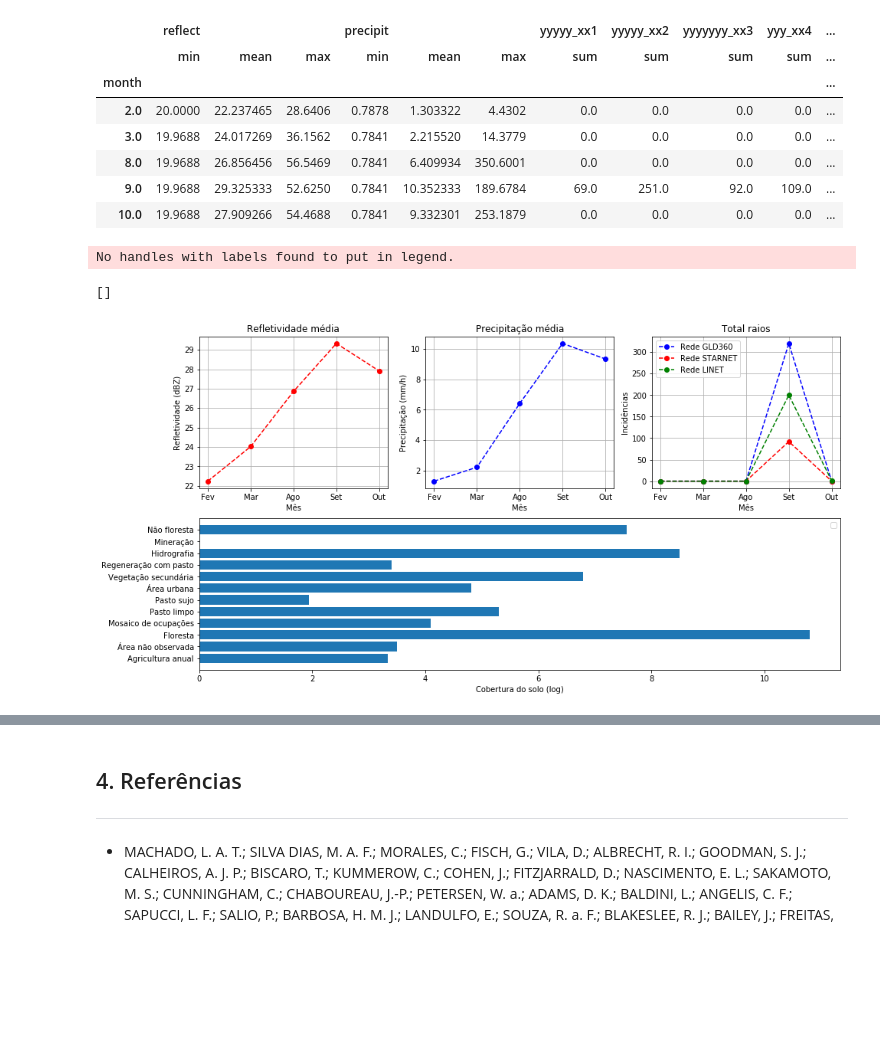
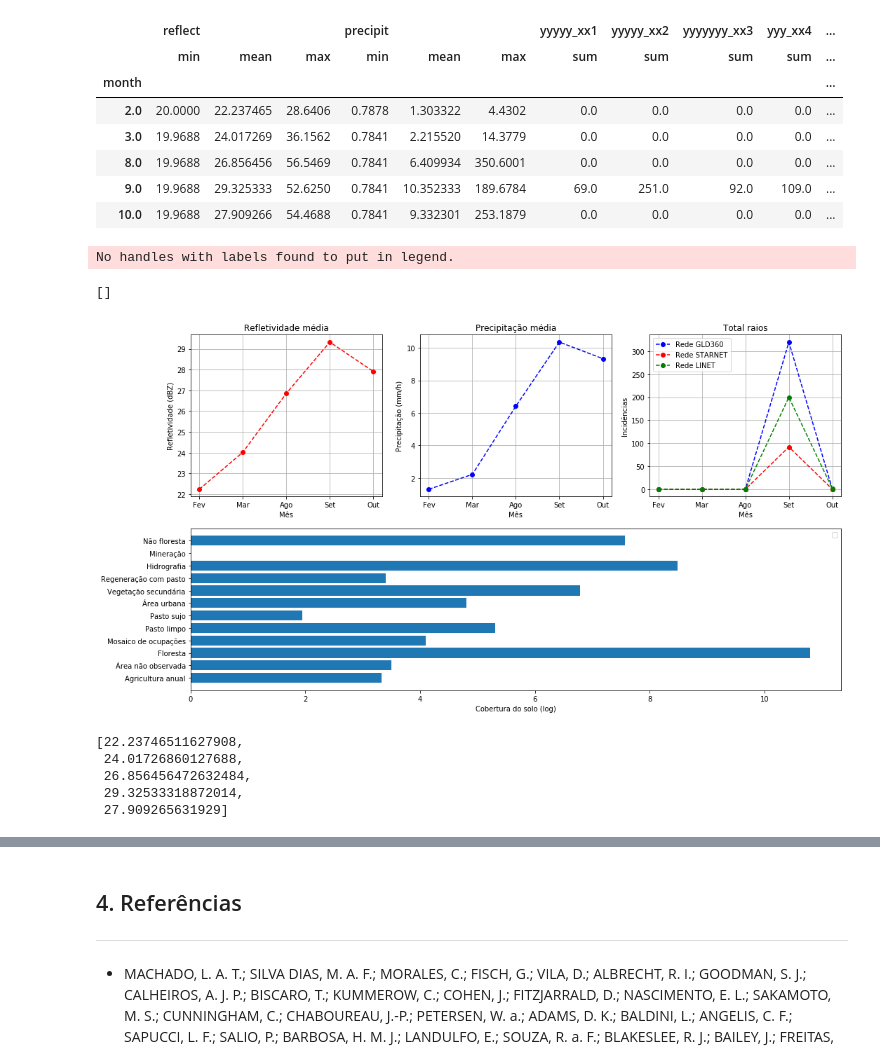
Before and after one commit to AdrianoPereira/project-cap394, a Jupyter notebook: src/EDA.ipynb, the cells around one changed output, grey strips where cells are left out. Saved outputs shown, nothing was run; the diff lists cells and outputs as text; code cells hidden in the pictures; blank space fills up the shorter version.

```diff
--- a/src/EDA.ipynb
+++ b/src/EDA.ipynb
@@ -165,35 +166,43 @@ with rio.open('./utils/landcover.tif') as src:
 landcover = {1: "Agricultura anual",
             2: "Área não observada", 3: "Floresta",
             4: "Mosaico de ocupações", 5: "Pasto limpo",
             6: "Pasto sujo", 7: "Área urbana",
             8: "Vegetação secundária", 9: "Regeneração com pasto",
             11: "Hidrografia", 12: "Mineração", 15: "Não floresta"}
 
 classes = {}
 for x in range(1, 17):
     if x in landcover.keys():
         classes[x] = 0
 
 for x in range(241):
     for y in range(241):
         pixel = int(raster[x][y])
         if pixel in landcover.keys():
             classes[pixel] += 1
 
 classes = [classes[key] for key in classes.keys()]
 landcover = [landcover[key] for key in landcover.keys()]
 classeslog = np.log(classes)
 ax4.barh(landcover, classeslog)
 ax4.set_xlabel('Cobertura do solo (log)')
 ax4.legend()
 # for i, v in enumerate(classes):
 #     ax4.text(v+3, i+.25, str(v))
-
+fig.tight_layout()
 plt.plot()
 # %% [output]
 No handles with labels found to put in legend.
 []
-[figure, old version]
+[figure, new version]
+# %%
+aggregated.reflect['mean'].to_list()
+# %% [output]
+[22.23746511627908,
+ 24.01726860127688,
+ 26.856456472632484,
+ 29.32533318872014,
+ 27.909265631929]
 # %%
 fig, ax = plt.subplots(nrows=2, ncols=2, figsize=(15, 8))
 
```
Also changed, not shown: parts of 3 cells of this notebook, 3 other files.
